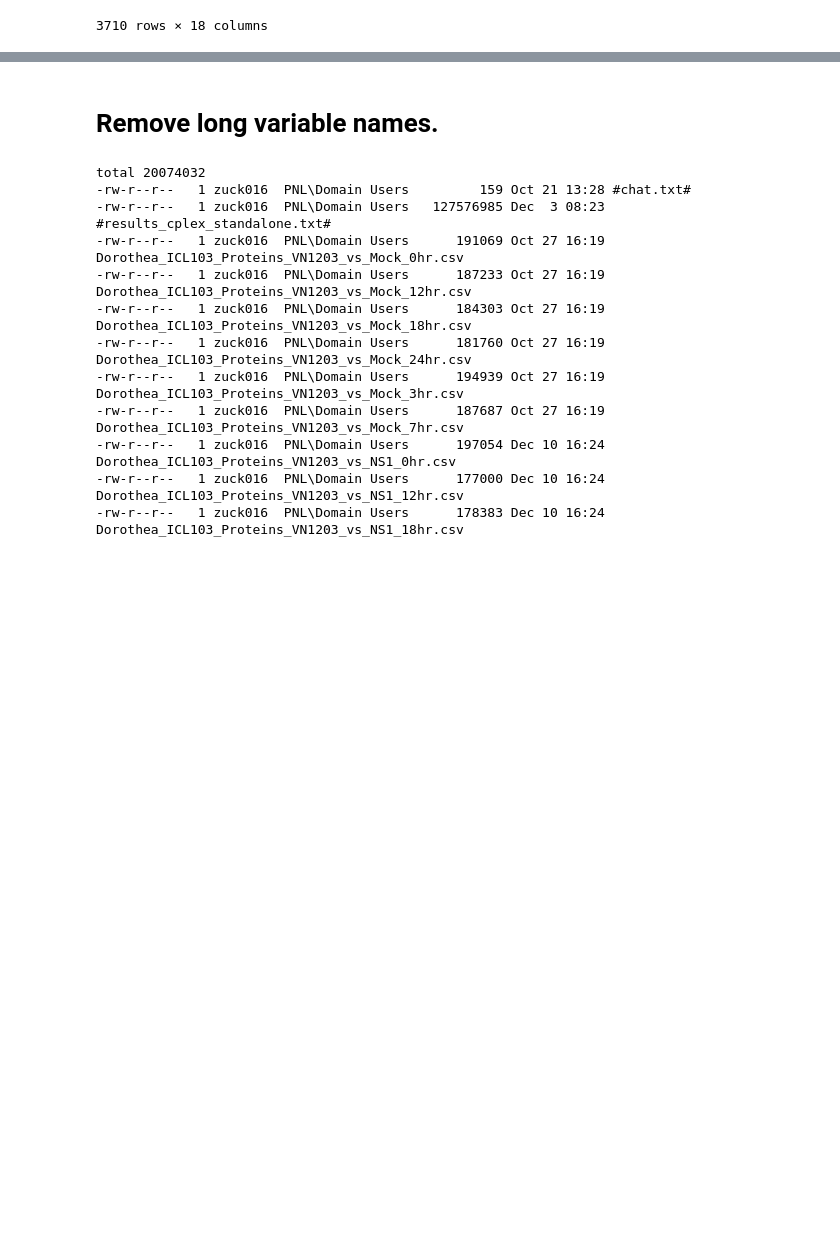
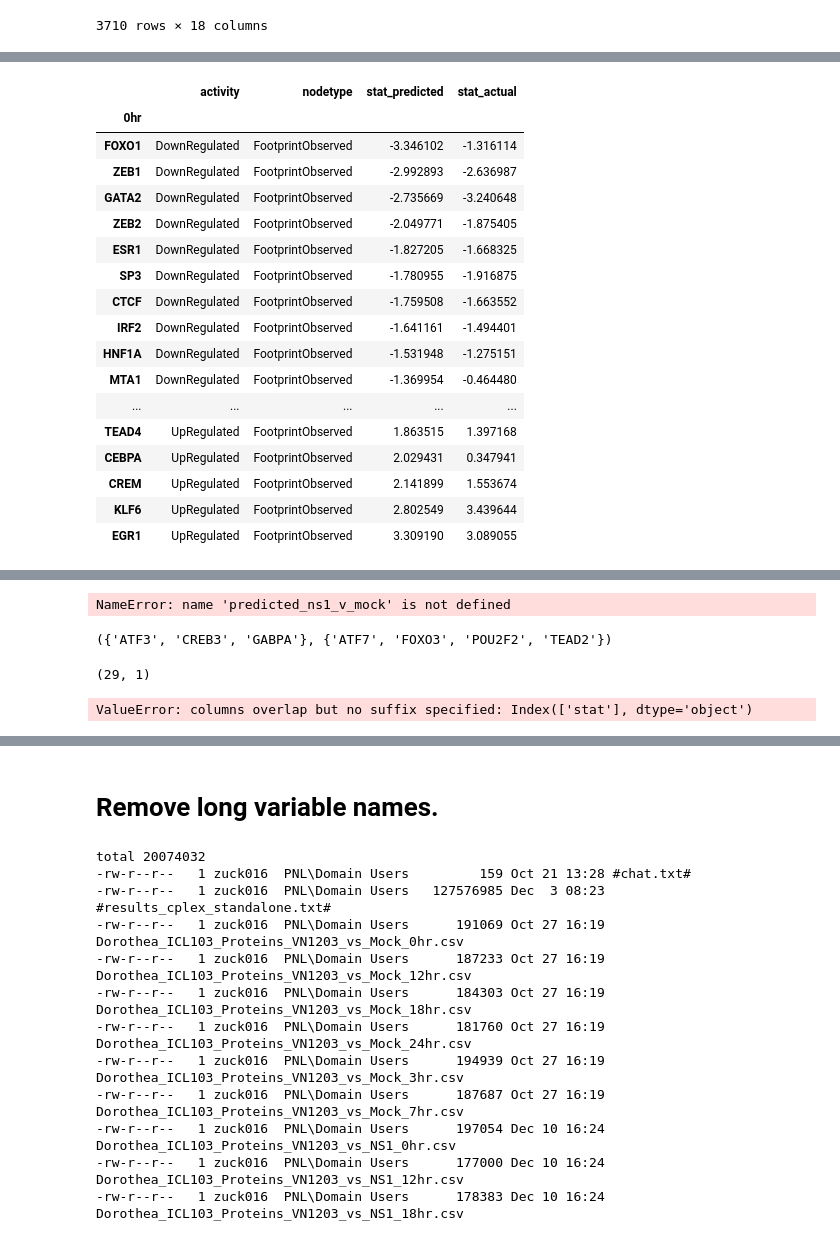
Before and after one commit to COVID-19-Causal-Reasoning/InfluenzaSBMLdemo, a Jupyter notebook: ICL103_to_CARNIVAL.ipynb, the cells around one changed output, grey strips where cells are left out. Saved outputs shown, nothing was run; the diff lists cells and outputs as text; code cells hidden in the pictures; blank space fills up the shorter version.

```diff
--- a/ICL103_to_CARNIVAL.ipynb
+++ b/ICL103_to_CARNIVAL.ipynb
@@ -1008,0 +1171,6 @@ swapped_log2fc_prot[time]
+# %%
+for time in ['0hr','3hr', '7hr', '12hr','18hr','24hr']:
+    swapped_log2fc_prot[time].dropna().to_csv(f'Dorothea_ICL103_Proteins_VN1203_vs_Mock_{time}.csv',
+                                    index_label=False)
+
+swapped_log2fc_prot
@@ -1121,0 +1526,32 @@ wald_ns1
+# %%
+vn1203_v_mock_ns1_ko = {}
+tp = {}
+fp = {}
+tn = {}
+fn = {}
+predicted_ns1_v_mock_tf = {}
+rdir = 'Results'
+cm = {}
+combined_cm = None
+experiment = 'VN1203vsMock_for_{}_kegg_influenza_ns1'
+for time in ['0hr', '12hr','18hr','24hr']:
+    vn1203_v_mock_ns1_ko[time] = pd.read_excel(os.path.join(rdir,
+                                                      experiment.format(time),
+                                                     experiment.format(time) + '.xlsx'),
+                                              sheet_name='Protein Activity',
+                                              index_col=0)
+    observed = vn1203_v_mock_ns1_ko[time]['nodetype'] == 'FootprintObserved'
+    predicted_ns1_v_mock_tf[time] = vn1203_v_mock_ns1_ko[time][observed].join(vn1203_v_mock_tf[time[:-1]], how='left')
+    cm[time], tp[time], fp[time], tn[time], fn[time] = get_confusion_matrix(predicted_ns1_v_mock_tf[time],
+                                             ns1_v_mock_tf[time[:-1]], 1.65 )
+    if combined_cm:
+        combined_cm = combined_cm.combine( cm[time])
+    else:
+        combined_cm = cm[time].copy()
+
+
+    display(cm[time])
+    display(cm[time].plot(title=time, number_label=True))
+    display(cm[time].stat())
+display(combined_cm.plot(title='Combined', number_label=True))
+display(combined_cm.stat())
@@ -1121,0 +1660,25 @@ wald_ns1
+# %%
+predicted_vs_actual = {}
+for time in ['0hr', '12hr','18hr','24hr']:
+    predicted_vs_actual[time] = predicted_ns1_v_mock_tf[time].join(ns1_v_mock_tf[time[:-1]],lsuffix='_predicted',rsuffix='_actual')
+    predicted_vs_actual[time].index.name = time
+    display(predicted_vs_actual[time].sort_values('stat_predicted'))
+# %% [output]
+|  | activity | nodetype | stat_predicted | stat_actual |
+| 0hr |  |  |  |  |
+| FOXO1 | DownRegulated | FootprintObserved | -3.346102 | -1.316114 |
+| ZEB1 | DownRegulated | FootprintObserved | -2.992893 | -2.636987 |
+| GATA2 | DownRegulated | FootprintObserved | -2.735669 | -3.240648 |
+| ZEB2 | DownRegulated | FootprintObserved | -2.049771 | -1.875405 |
+| ESR1 | DownRegulated | FootprintObserved | -1.827205 | -1.668325 |
+| SP3 | DownRegulated | FootprintObserved | -1.780955 | -1.916875 |
+| CTCF | DownRegulated | FootprintObserved | -1.759508 | -1.663552 |
+| IRF2 | DownRegulated | FootprintObserved | -1.641161 | -1.494401 |
+| HNF1A | DownRegulated | FootprintObserved | -1.531948 | -1.275151 |
+| MTA1 | DownRegulated | FootprintObserved | -1.369954 | -0.464480 |
+| ... | ... | ... | ... | ... |
+| TEAD4 | UpRegulated | FootprintObserved | 1.863515 | 1.397168 |
+| CEBPA | UpRegulated | FootprintObserved | 2.029431 | 0.347941 |
+| CREM | UpRegulated | FootprintObserved | 2.141899 | 1.553674 |
+| KLF6 | UpRegulated | FootprintObserved | 2.802549 | 3.439644 |
+| EGR1 | UpRegulated | FootprintObserved | 3.309190 | 3.089055 |
@@ -1121,0 +1739,16 @@ wald_ns1
+# %%
+predicted_ns1_v_mock[time]
+# %% [output]
+NameError: name 'predicted_ns1_v_mock' is not defined
+# %%
+true_inactivated[time],false_inactivated[time]
+# %% [output]
+({'ATF3', 'CREB3', 'GABPA'}, {'ATF7', 'FOXO3', 'POU2F2', 'TEAD2'})
+# %%
+ns1_v_mock_tf['0h'][ns1_v_mock_tf['0h'] > 1].dropna().shape
+# %% [output]
+(29, 1)
+# %%
+vn1203_observed_stat['0hr'].join(ns1_v_mock_tf['0h'])
+# %% [output]
+ValueError: columns overlap but no suffix specified: Index(['stat'], dtype='object')
```
Also changed, not shown: parts of 37 cells of this notebook, 7 other files.
